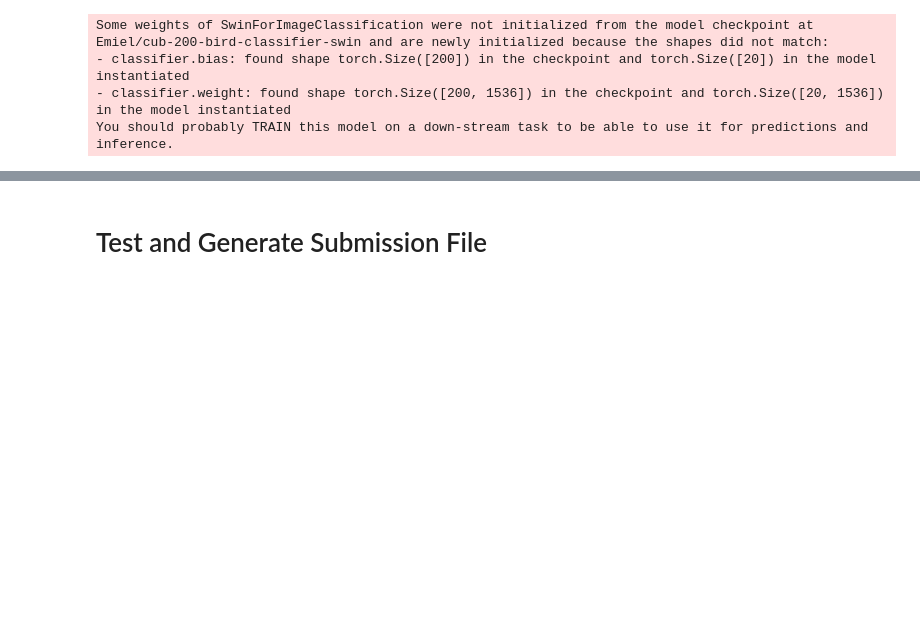
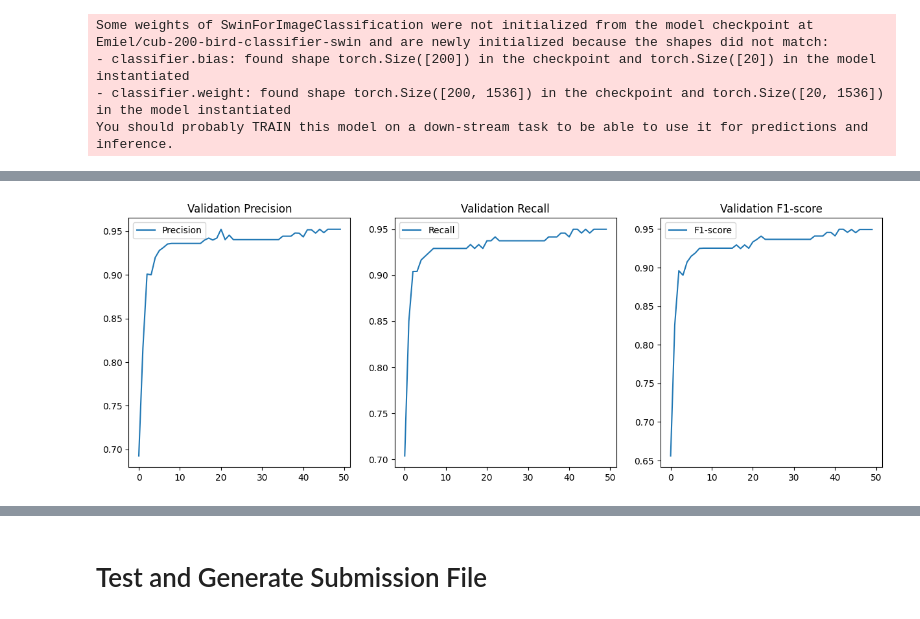
Before and after one commit to yutao-data/Fine_Grained_Bird_Swin, a Jupyter notebook: notebooks/Pretrained_Swin.ipynb, the cells around one changed output, grey strips where cells are left out. Cells and saved outputs as stored; diff of their text form; code cells hidden in the pictures; blank space fills up the shorter version.

```diff
--- a/notebooks/Pretrained_Swin.ipynb
+++ b/notebooks/Pretrained_Swin.ipynb
@@ -79,10 +76,10 @@ def configure_trainable_layers(model):
     for param in model.swin.parameters():
         param.requires_grad = False
 
-    if hasattr(model.swin, "stages"):
-        for param in model.swin.stages[-1].parameters():
-            param.requires_grad = True
-        print("Unfroze the last stage of the Swin backbone.")
+    # if hasattr(model.swin, "stages"):
+    #     for param in model.swin.stages[-2].parameters():
+    #         param.requires_grad = True
+    #     print("Unfroze the last stage of the Swin backbone.")
 
     for param in model.classifier.parameters():
         param.requires_grad = True
@@ -246,16 +322,33 @@ import torch
 import matplotlib.pyplot as plt
 from torch.utils.data import DataLoader
 from sklearn.metrics import precision_score, recall_score, f1_score, classification_report
+from timm.data.mixup import Mixup
+
+mixup_fn = Mixup(
+    mixup_alpha=0.4,
+    cutmix_alpha=0.4,
+    cutmix_minmax=None,
+    prob=0.7,  # Probability of applying MixUp/CutMix
+    switch_prob=0.5,  # Probability of switching between MixUp & CutMix
+    mode='batch',
+    label_smoothing=0.1
+)
 
 # (Assuming train_dataset, val_dataset, model, optimizer, criterion, etc. are already defined)
 train_loader = DataLoader(train_dataset, batch_size=32, shuffle=True, num_workers=2)
 val_loader = DataLoader(val_dataset, batch_size=64, shuffle=False, num_workers=2)
 
-criterion = torch.nn.CrossEntropyLoss()
+for images, labels in train_loader:
+    images, labels = mixup_fn(images, labels)
+    break
+
+# Initialize ArcFace Loss
+criterion = ArcFaceLoss(scale=30.0, margin=0.5)
+
 model = model.to(device)
 
 class EarlyStopper:
-    def __init__(self, patience=5, min_delta=0):
+    def __init__(self, patience=20, min_delta=0):
         self.patience = patience
         self.min_delta = min_delta
         self.counter = 0
@@ -302,7 +395,6 @@ def train_epoch(model, loader, optimizer, scaler, scheduler):
 
     return avg_loss, accuracy
 
-
 def validate(model, loader):
     model.eval()
     total_loss = 0
@@ -330,16 +422,16 @@ def validate(model, loader):
     accuracy = correct / len(loader.dataset)
 
     # Compute Precision, Recall, and F1-score
-    precision = precision_score(all_labels, all_preds, average="macro")
-    recall = recall_score(all_labels, all_preds, average="macro")
-    f1 = f1_score(all_labels, all_preds, average="macro")
+    precision = precision_score(all_labels, all_preds, average="macro", zero_division=1)
+    recall = recall_score(all_labels, all_preds, average="macro", zero_division=1)
+    f1 = f1_score(all_labels, all_preds, average="macro", zero_division=1)
 
     # Print detailed classification report
     print("\nClassification Report:\n", classification_report(all_labels, all_preds))
 
     return avg_loss, accuracy, precision, recall, f1
 
-scaler = torch.amp.GradScaler('cuda')
+scaler = torch.amp.GradScaler()  # Correct initialization
 early_stopper = EarlyStopper(patience=10, min_delta=0.0003)
 history = {'train_loss': [], 'val_loss': [], 'train_acc': [], 'val_acc': []}
 
@@ -350,7 +442,7 @@ best_model_path = "/kaggle/working/best_model.pth"
 history = {'train_loss': [], 'val_loss': [], 'train_acc': [], 'val_acc': [],
            'val_precision': [], 'val_recall': [], 'val_f1': []}
 
-for epoch in range(20):
+for epoch in range(50):
     train_loss, train_acc = train_epoch(model, train_loader, optimizer, scaler, scheduler)
     val_loss, val_acc, val_precision, val_recall, val_f1 = validate(model, val_loader)
 
@@ -367,7 +459,6 @@ for epoch in range(20):
     print(f"Val Loss: {val_loss:.4f} | Acc: {val_acc:.4f}")
     print(f"Precision: {val_precision:.4f} | Recall: {val_recall:.4f} | F1-score: {val_f1:.4f}\n")
 
-    # 保存最佳模型
     if val_acc > best_val_acc:
         best_val_acc = val_acc
         torch.save(model.state_dict(), best_model_path)
@@ -377,19 +468,23 @@ for epoch in range(20):
         print("Early stopping triggered!")
         break
 
-# Plot training curves
-plt.figure(figsize=(12, 5))
-plt.subplot(1, 2, 1)
-plt.plot(history['train_loss'], label='Train')
-plt.plot(history['val_loss'], label='Validation')
-plt.title('Loss Curve')
+plt.figure(figsize=(15, 5))
+
+plt.subplot(1, 3, 1)
+plt.plot(history['val_precision'], label='Precision')
+plt.title('Validation Precision')
 plt.legend()
 
-plt.subplot(1, 2, 2)
-plt.plot(history['train_acc'], label='Train')
-plt.plot(history['val_acc'], label='Validation')
-plt.title('Accuracy Curve')
+plt.subplot(1, 3, 2)
+plt.plot(history['val_recall'], label='Recall')
+plt.title('Validation Recall')
 plt.legend()
+
+plt.subplot(1, 3, 3)
+plt.plot(history['val_f1'], label='F1-score')
+plt.title('Validation F1-score')
+plt.legend()
+
 plt.show()
 # %% [output]
 Classification Report:
@@ -412,3 +507,4 @@ Precision: 0.9219 | Recall: 0.9167 | F1-score: 0.9086
+[figure, added]
 # %%
 import os
 import torch
```
Also changed, not shown: parts of 10 cells of this notebook.
